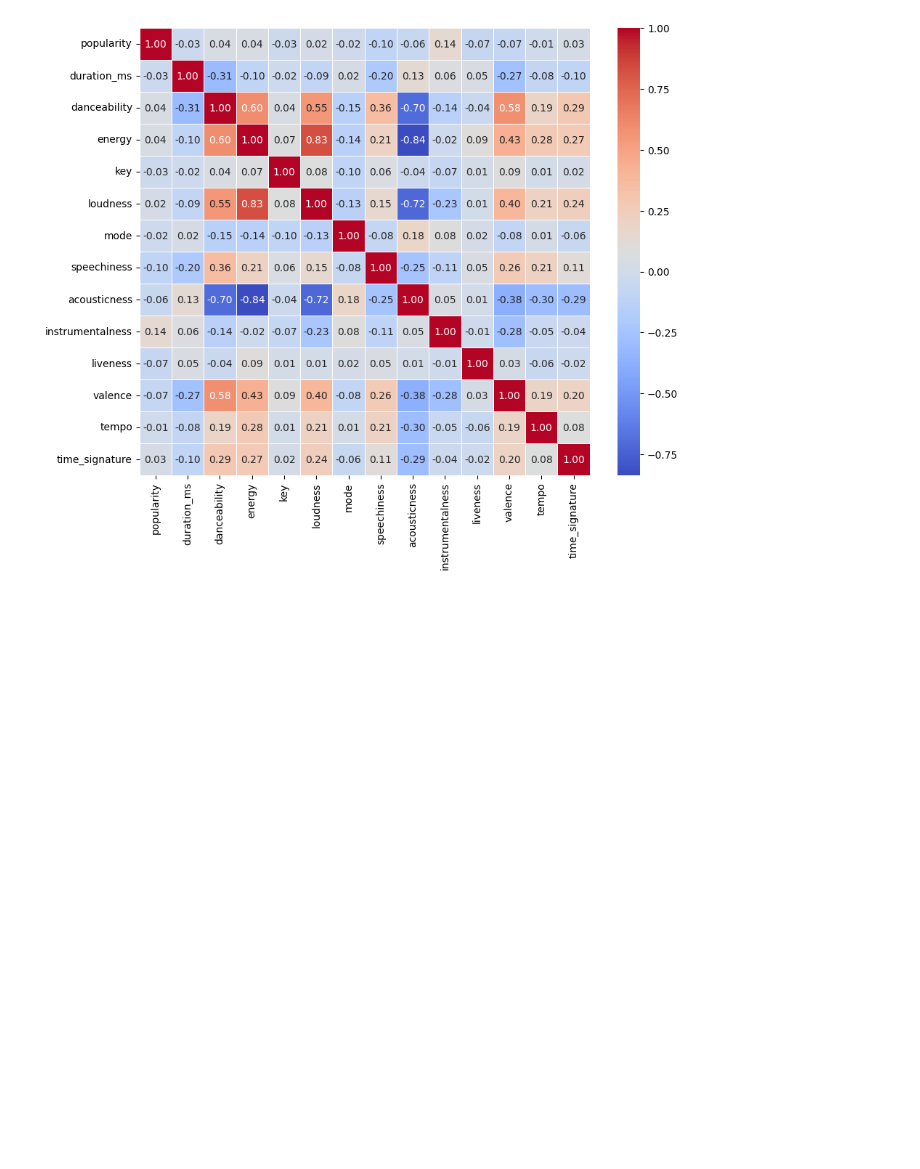
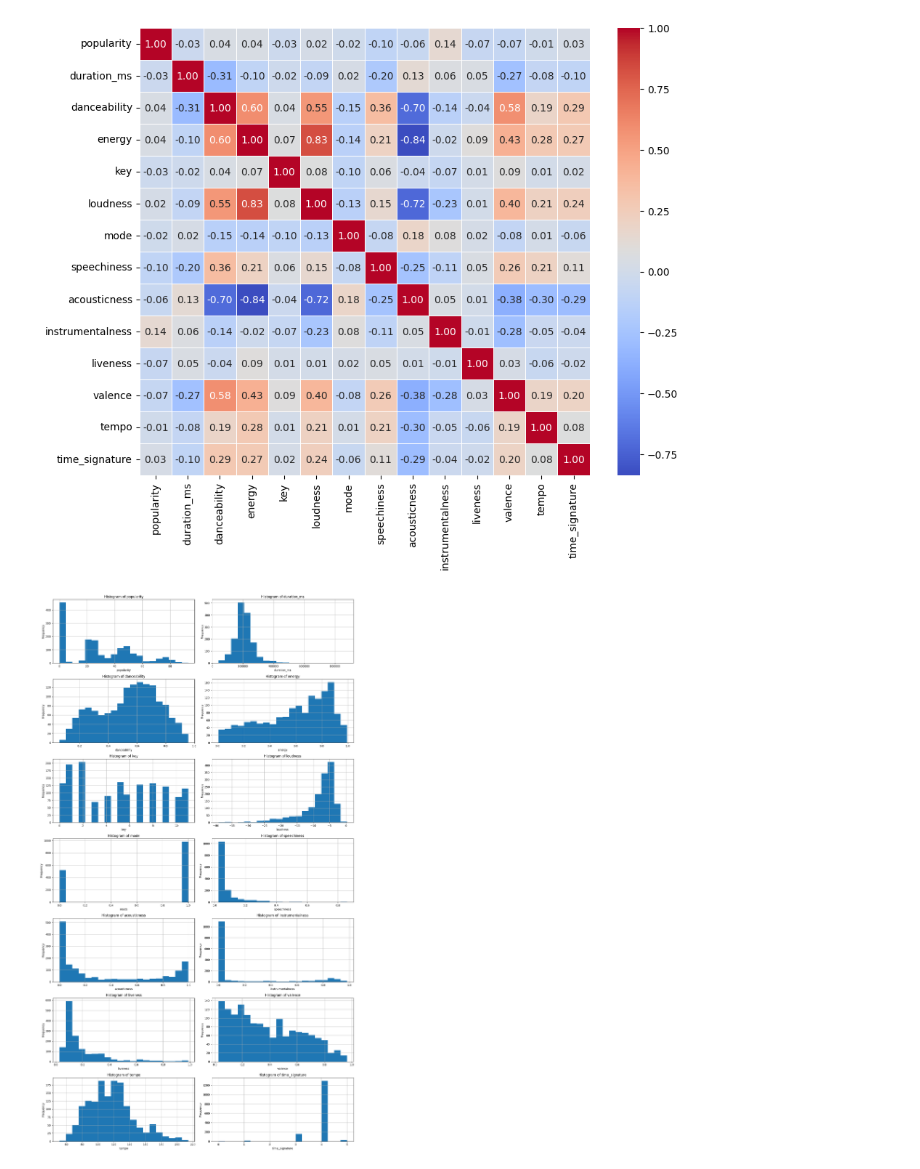
Before and after one commit to Whomstt/CS4168-Project, a Jupyter notebook: CS4168_Project.ipynb, the cells around one changed output. Saved outputs shown, nothing was run; the diff lists cells and outputs as text; code cells hidden in the pictures; blank space fills up the shorter version.

Commit message:
histograms

```diff
--- a/CS4168_Project.ipynb
+++ b/CS4168_Project.ipynb
@@ -54,3 +55,31 @@ sns.heatmap(numeric_df.corr(), annot=True, cmap="coolwarm", fmt=".2f", linewidth
 # %% [output]
 <Axes: >
 [figure]
+# %%
+
+# List of features to plot
+features = [
+    "popularity", "duration_ms", "danceability", "energy", "key", "loudness",
+    "mode", "speechiness", "acousticness", "instrumentalness", "liveness",
+    "valence", "tempo", "time_signature"
+]
+
+# Calculate the number of rows needed for 2 columns per row.
+num_features = len(features)
+num_rows = math.ceil(num_features / 2)
+
+# Create the figure with appropriate size.
+fig = plt.figure(figsize=(16, 4 * num_rows))
+
+# Loop through each feature to create a subplot for its histogram.
+for i, feature in enumerate(features):
+    ax = fig.add_subplot(num_rows, 2, i + 1)
+    ax.set_title(f"Histogram of {feature}")
+    ax.set_xlabel(feature)
+    ax.set_ylabel('Frequency')
+    df[feature].hist(bins=20, ax=ax)
+
+plt.tight_layout()
+plt.show()
+# %% [output]
+[figure, added]
```
Also changed, not shown: parts of 1 cell of this notebook.
